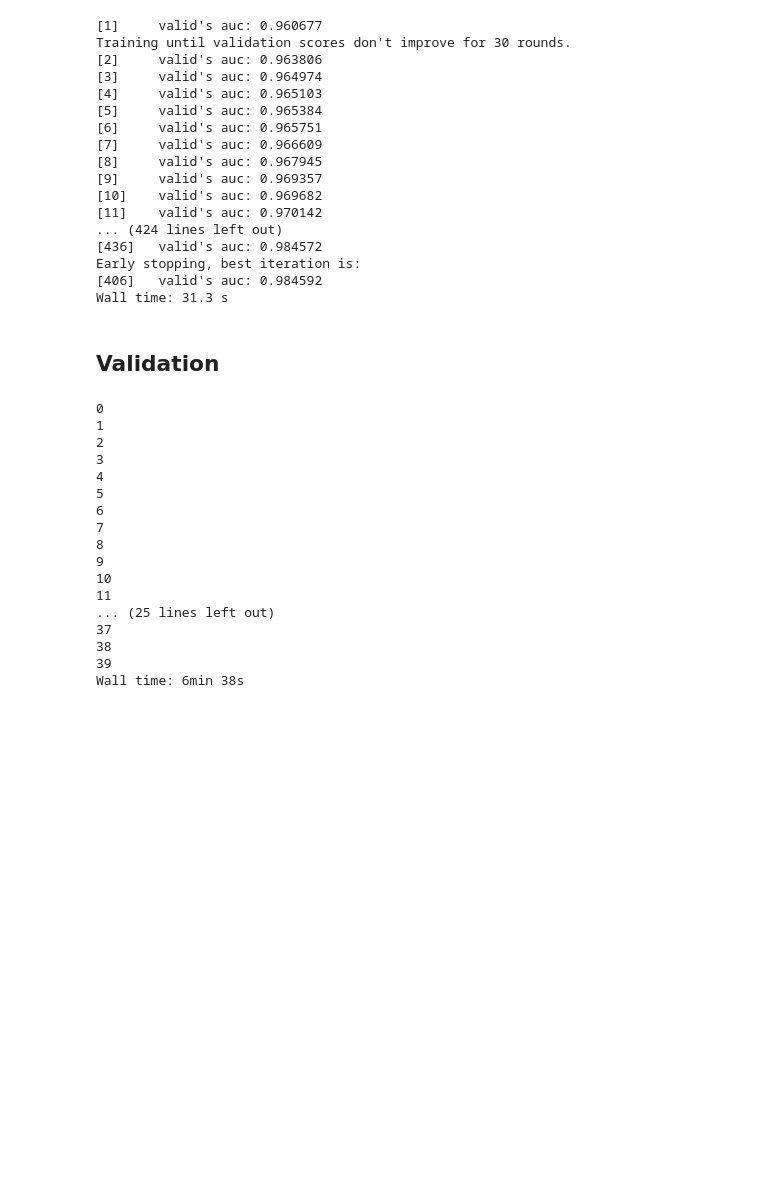
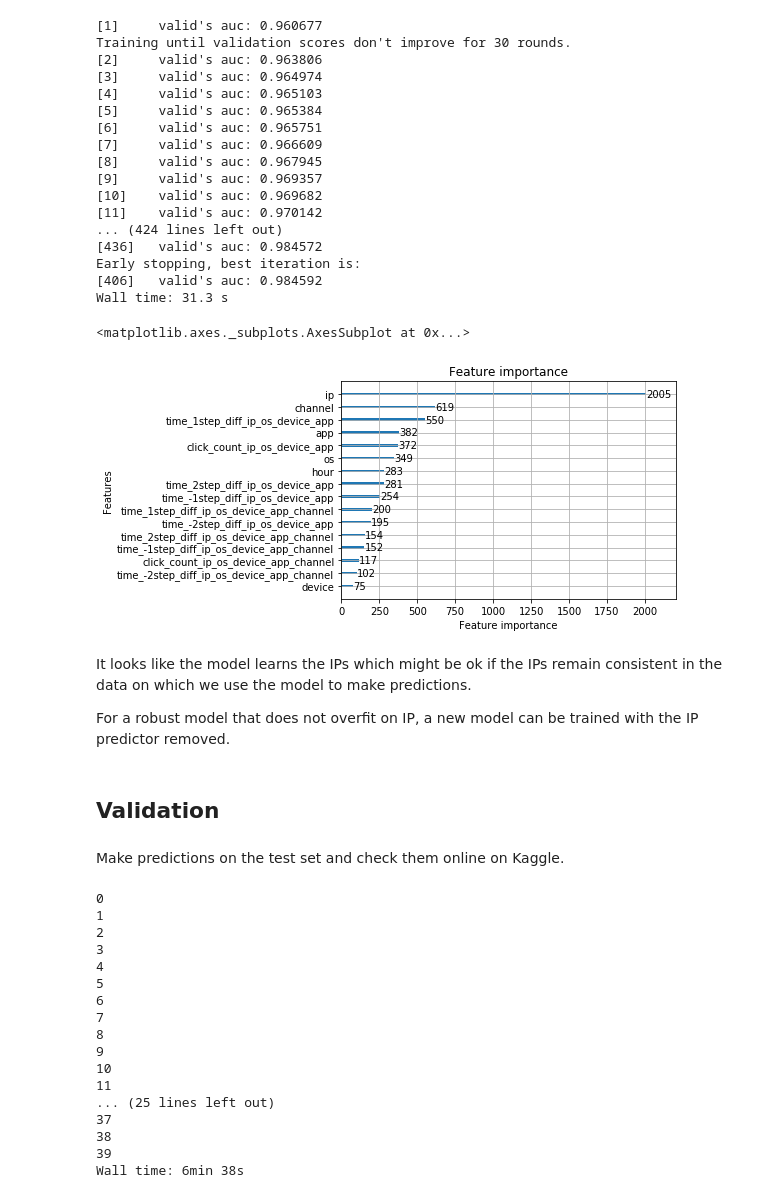
Before and after one commit to victoser/Kaggle-AdTracking-Fraud-Detection, a Jupyter notebook: solution.ipynb, the cells around one changed output. Saved outputs shown, nothing was run; the diff lists cells and outputs as text; code cells hidden in the pictures; blank space fills up the shorter version.

Commit message:
Create submission for Kaggle and validate

```diff
--- a/solution.ipynb
+++ b/solution.ipynb
@@ -472,8 +472,19 @@ Training until validation scores don't improve for 30 rounds.
 Early stopping, best iteration is:
 [406]   valid's auc: 0.984592
 Wall time: 31.3 s
+# %%
+lgb.plot_importance(bst)
+# %% [output]
+<matplotlib.axes._subplots.AxesSubplot at 0x...>
+[figure, added]
+# %% [markdown]
+It looks like the model learns the IPs which might be ok if the IPs remain consistent in the data on which we use the model to make predictions.
+
+For a robust model that does not overfit on IP, a new model can be trained with the IP predictor removed.
 # %% [markdown]
 ## Validation
+# %% [markdown]
+Make predictions on the test set and check them online on Kaggle.
 # %%
 %%time
 preds = np.array([])
```
Also changed, not shown: parts of 2 cells of this notebook.
